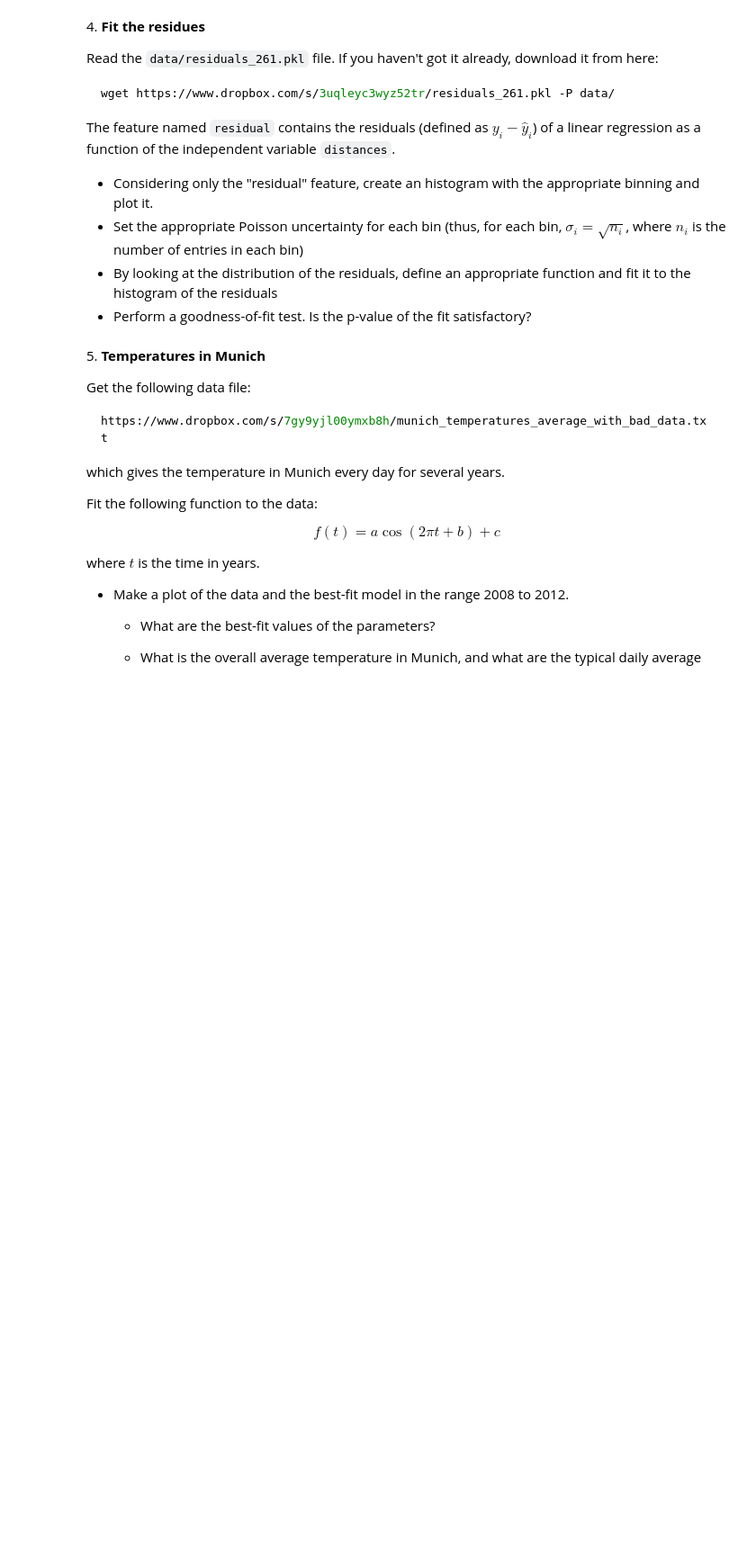
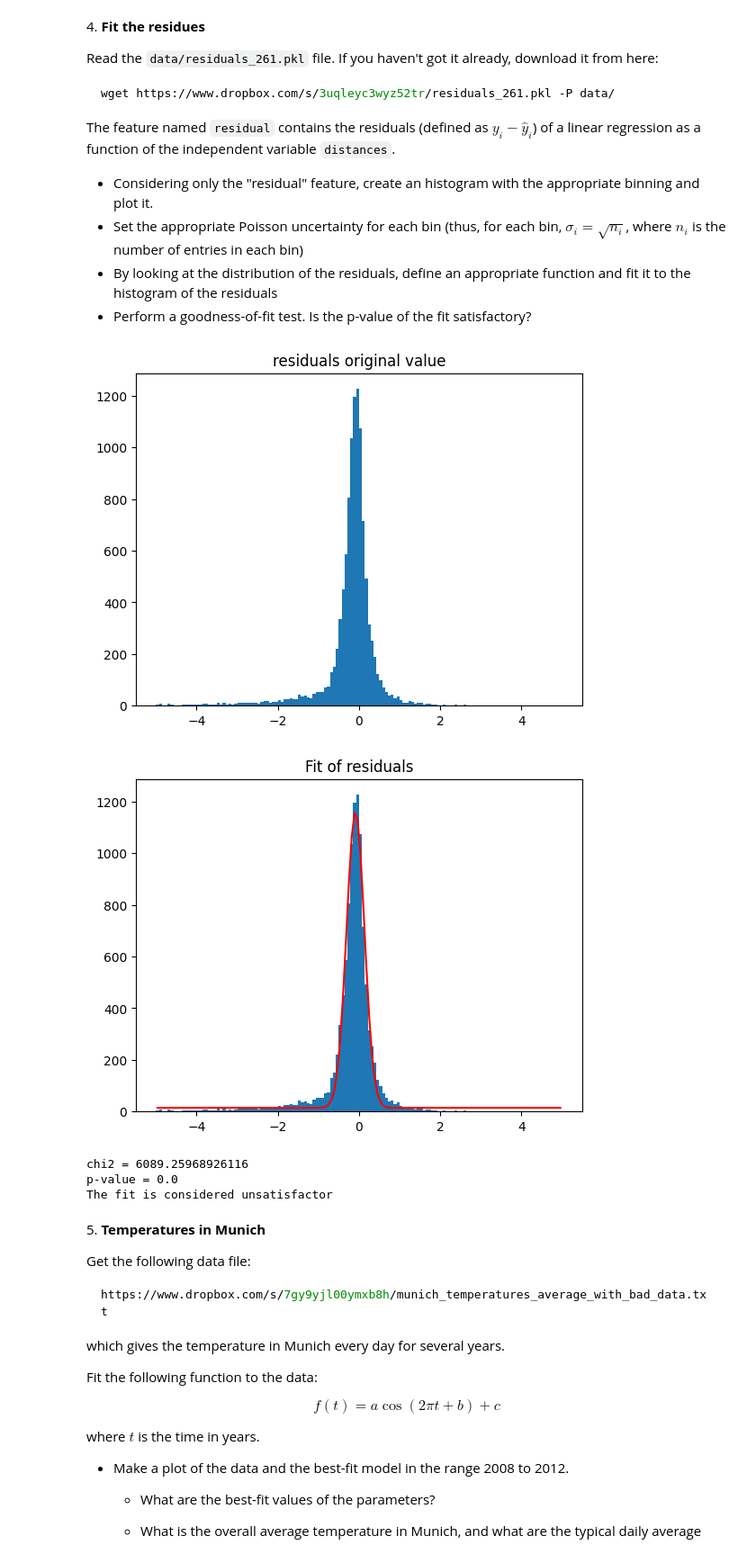
Before and after one commit to mvanaee/ScientificComputingWithPython2022, a Jupyter notebook: 10ex_tests/10ex_tests.ipynb, the cells around one changed output. Shown at 90% size. Drawn from its saved outputs; the diff is of its cells as text; code cells hidden in the pictures; blank space fills up the shorter version.

```diff
--- a/10ex_tests/10ex_tests.ipynb
+++ b/10ex_tests/10ex_tests.ipynb
@@ -102,6 +179,59 @@ The feature named `residual` contains the residuals (defined as $y_i - \hat{y}_i
 - Set the appropriate Poisson uncertainty for each bin (thus, for each bin, $\sigma_i = \sqrt{n_i}$, where $n_i$ is the number of entries in each bin)
 - By looking at the distribution of the residuals, define an appropriate function and fit it to the histogram of the residuals
 - Perform a goodness-of-fit test. Is the p-value of the fit satisfactory?
+# %%
+import pandas as pd
+import math
+import statistics
+from scipy.optimize import curve_fit
+
+data = np.load('data/residuals_261.pkl', allow_pickle=True).item()
+df = pd.DataFrame(data)
+
+
+n,bins,_ = plt.hist(df["residuals"], bins = 140, range = (-5,5))
+plt.title("residuals original value")
+plt.show()
+
+x = (bins[:-1] + bins[1:])*0.5
+
+
+sigma_values = np.sqrt(np.abs(n))
+
+
+def gauss(x,ampl, mu, sigma, o):
+    return ampl*np.exp(-(x-mu)**2/(2*sigma**2)) + o
+
+mu = statistics.mean(df["residuals"])
+sigma = statistics.stdev(df["residuals"])
+
+popt,pcov = optimize.curve_fit(gauss,x , n, [max(df["residuals"]),mu,sigma,0])
+
+plt.hist(df["residuals"], bins = 140, range = (-5,5))
+plt.plot(x, gauss(x, *popt), color ="red")
+plt.title("Fit of residuals")
+plt.show()
+
+
+ndof = len(x) - 1
+func_fit = gauss(x, *popt)
+
+chi2 = np.sum(((n - func_fit)**2) / sigma**2)
+print("chi2 =", chi2)
+
+pvalue = 1. - stats.chi2.cdf(chi2, ndof)
+print("p-value =", pvalue)
+
+if(pvalue< 0.05):
+    print("The fit is considered unsatisfactor")
+else:
+    print("The fit is considered satisfactor")
+# %% [output]
+[figure, added]
+[figure, added]
+chi2 = 6089.25968926116
+p-value = 0.0
+The fit is considered unsatisfactor
 # %% [markdown]
 5\. **Temperatures in Munich**
 
```
Also changed, not shown: parts of 6 cells of this notebook.
